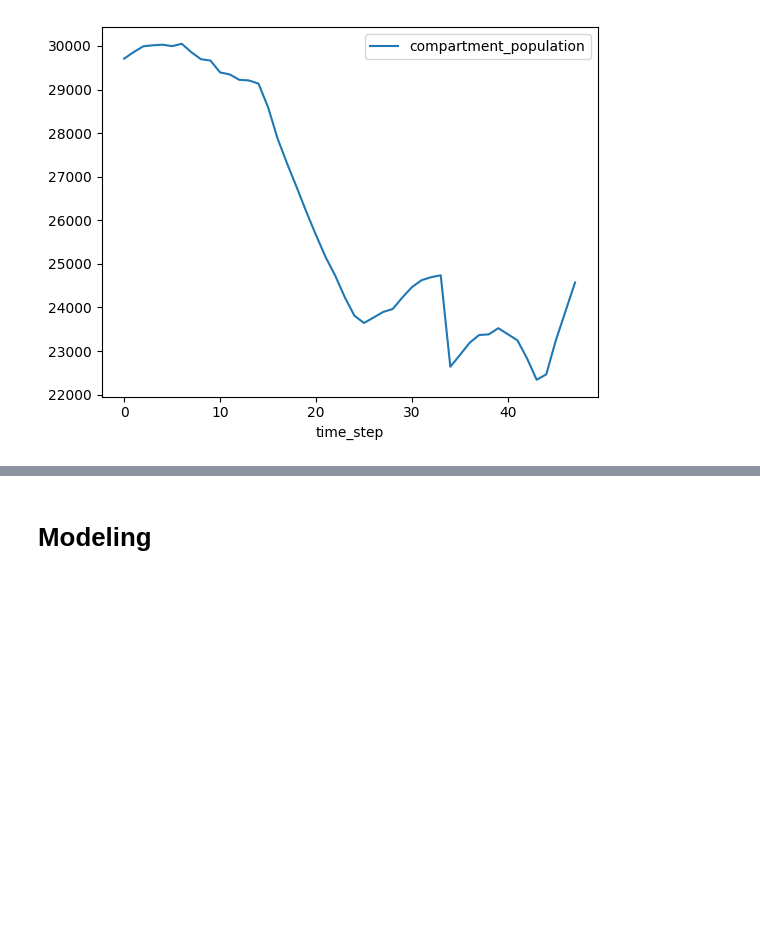
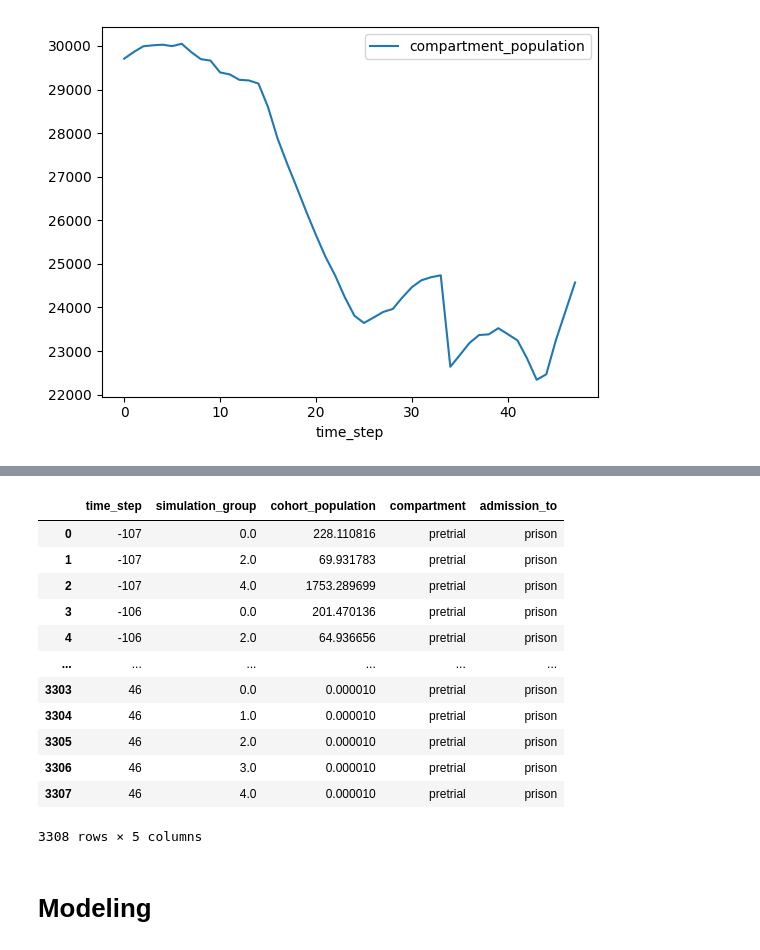
Before and after one commit to stanford-decarceration-collective/stanford-decarceration-collective, a Jupyter notebook: notebooks/aclu_second_look-Copy1.ipynb, the cells around one changed output, grey strips where cells are left out. Drawn from its saved outputs; the diff is of its cells as text; code cells hidden in the pictures; blank space fills up the shorter version.

```diff
--- a/notebooks/aclu_second_look-Copy1.ipynb
+++ b/notebooks/aclu_second_look-Copy1.ipynb
@@ -608,16 +608,17 @@ alternate_transitions_data['simulation_group'] = alternate_transitions_data['sim
 # Total population data
 
 total_pop = {
-    2022: [23187, 23368, 23383, 23524, 23386, 23244, 22830, 22341, 22466, 23248, 23910, 24573],
-    2021: [23811, 23644, 23769, 23897, 23966, 24229, 24467, 24625, 24694, 24738, 22640, 22910],
+    2022: [],#[23187, 23368, 23383, 23524, 23386, 23244, 22830, 22341, 22466, 23248, 23910, 24573],
+    2021: [23811, 23644, 23769, 23897, 23966, 24229, 24467, 24625, 24694, 24738],#, 22640, 22910],
     2020: [29223, 29208, 29136, 28595, 27871, 27294, 26749, 26190, 25659, 25156, 24731, 24235],
     2019: [29708, 29859, 29992, 30014, 30028, 29995, 30049, 29857, 29696, 29664, 29392, 29347]
 }
 
+monthly_populations =  total_pop[2019] + total_pop[2020] + total_pop[2021] + total_pop[2022]
 # POTENTIAL ISSUE: People released are still part of the model but not counted here
 population_data = pd.DataFrame({
-    'time_step': range(48),
-    'compartment_population': total_pop[2019] + total_pop[2020] + total_pop[2021] + total_pop[2022]
+    'time_step': range(len(monthly_populations)),
+    'compartment_population': monthly_populations
 })
 population_data['compartment'] = 'prison'
 population_data['compartment_population'] = population_data['compartment_population'].astype(float)
@@ -628,7 +629,7 @@ population_data.plot(x='time_step', y='compartment_population')
 [figure]
 # %%
 # Ensure admissions has data for each simulation group
-for i in range(-107, 34):
+for i in range(-107, population_data['time_step'].max()):
     admissions_data = admissions_data.append([{
         'time_step': i,
         'simulation_group': '0.0',
@@ -775,6 +776,22 @@ upload_spark_model_inputs(
     population_data,
     '../state/VA/2024/VA_HB834_model_inputs.yaml',
 )
+# %%
+admissions_data
+# %% [output]
+|  | time_step | simulation_group | cohort_population | compartment | admission_to |
+| 0 | -107 | 0.0 | 228.110816 | pretrial | prison |
+| 1 | -107 | 2.0 | 69.931783 | pretrial | prison |
+| 2 | -107 | 4.0 | 1753.289699 | pretrial | prison |
+| 3 | -106 | 0.0 | 201.470136 | pretrial | prison |
+| 4 | -106 | 2.0 | 64.936656 | pretrial | prison |
+| ... | ... | ... | ... | ... | ... |
+| 3303 | 46 | 0.0 | 0.000010 | pretrial | prison |
+| 3304 | 46 | 1.0 | 0.000010 | pretrial | prison |
+| 3305 | 46 | 2.0 | 0.000010 | pretrial | prison |
+| 3306 | 46 | 3.0 | 0.000010 | pretrial | prison |
+| 3307 | 46 | 4.0 | 0.000010 | pretrial | prison |
+3308 rows × 5 columns
 # %% [markdown]
 # Modeling
 # %%
```
Also changed, not shown: parts of 11 cells of this notebook, 1 other file.
